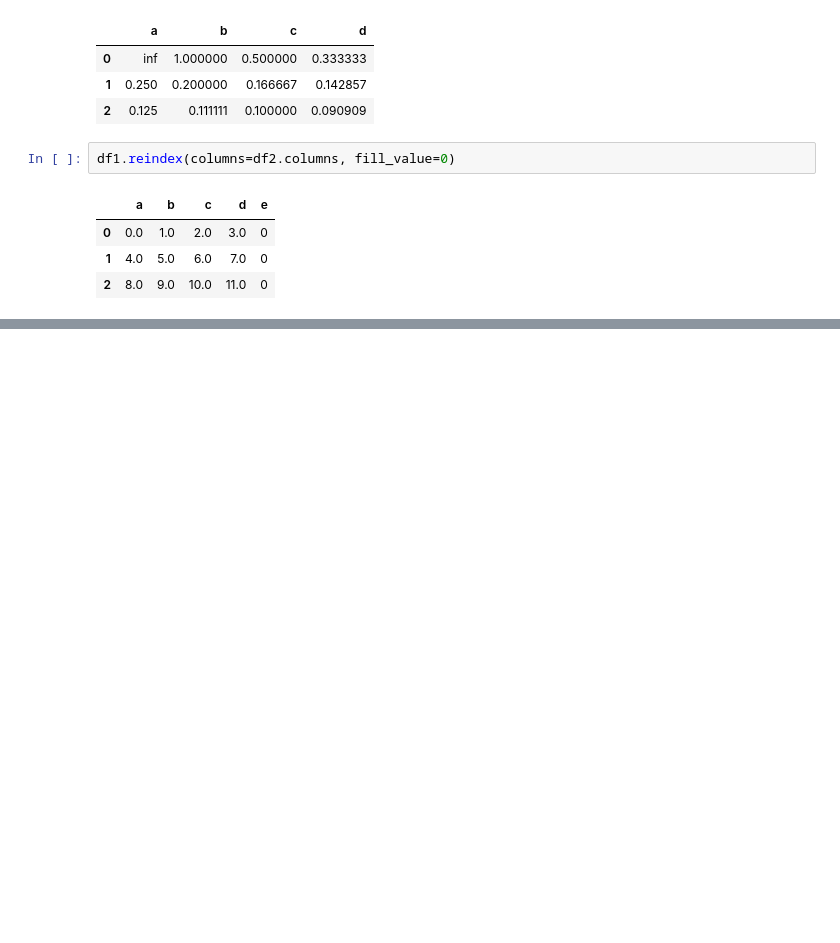
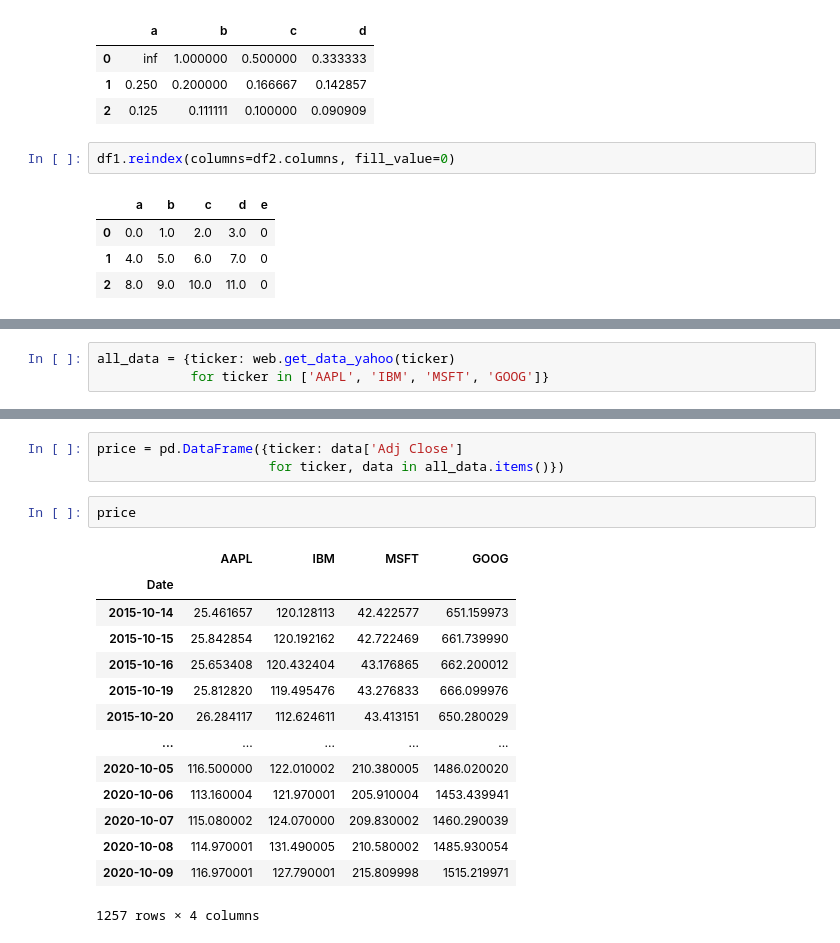
Before and after one commit to ferreiramr/livroPythonForDataAnalysis_WesMcKinney, a Jupyter notebook: chapter05_GettingStartedwithPandas.ipynb, the cells around one changed output, grey strips where cells are left out. Drawn from its saved outputs; the diff is of its cells as text; blank space fills up the shorter version.

```diff
--- a/chapter05_GettingStartedwithPandas.ipynb
+++ b/chapter05_GettingStartedwithPandas.ipynb
@@ -1054,0 +1476,3 @@ df1.reindex(columns=df2.columns, fill_value=0)
+# %%
+all_data = {ticker: web.get_data_yahoo(ticker)
+            for ticker in ['AAPL', 'IBM', 'MSFT', 'GOOG']}
@@ -1054,0 +1499,20 @@ df1.reindex(columns=df2.columns, fill_value=0)
+# %%
+price = pd.DataFrame({ticker: data['Adj Close']
+                      for ticker, data in all_data.items()})
+# %%
+price
+# %% [output]
+|  | AAPL | IBM | MSFT | GOOG |
+| Date |  |  |  |  |
+| 2015-10-14 | 25.461657 | 120.128113 | 42.422577 | 651.159973 |
+| 2015-10-15 | 25.842854 | 120.192162 | 42.722469 | 661.739990 |
+| 2015-10-16 | 25.653408 | 120.432404 | 43.176865 | 662.200012 |
+| 2015-10-19 | 25.812820 | 119.495476 | 43.276833 | 666.099976 |
+| 2015-10-20 | 26.284117 | 112.624611 | 43.413151 | 650.280029 |
+| ... | ... | ... | ... | ... |
+| 2020-10-05 | 116.500000 | 122.010002 | 210.380005 | 1486.020020 |
+| 2020-10-06 | 113.160004 | 121.970001 | 205.910004 | 1453.439941 |
+| 2020-10-07 | 115.080002 | 124.070000 | 209.830002 | 1460.290039 |
+| 2020-10-08 | 114.970001 | 131.490005 | 210.580002 | 1485.930054 |
+| 2020-10-09 | 116.970001 | 127.790001 | 215.809998 | 1515.219971 |
+1257 rows × 4 columns
```
Also changed, not shown: parts of 75 cells of this notebook.
